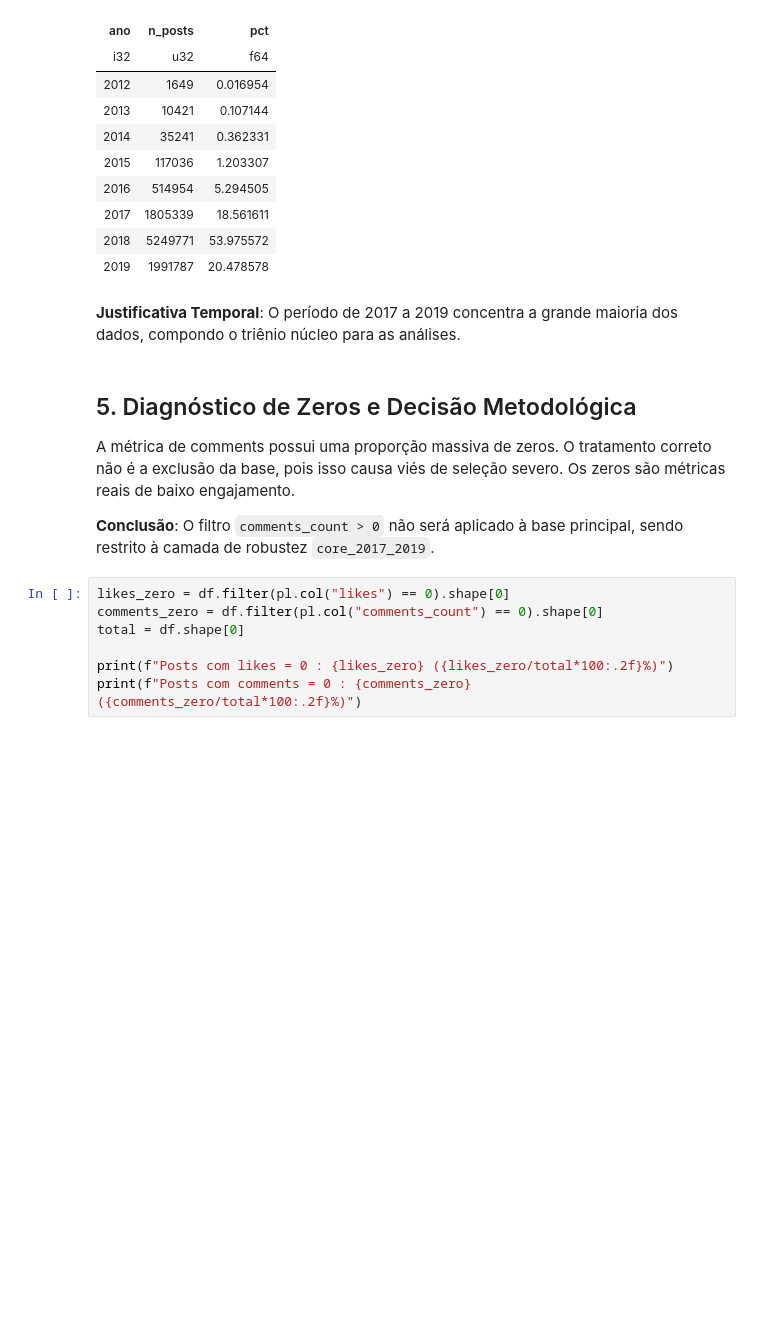
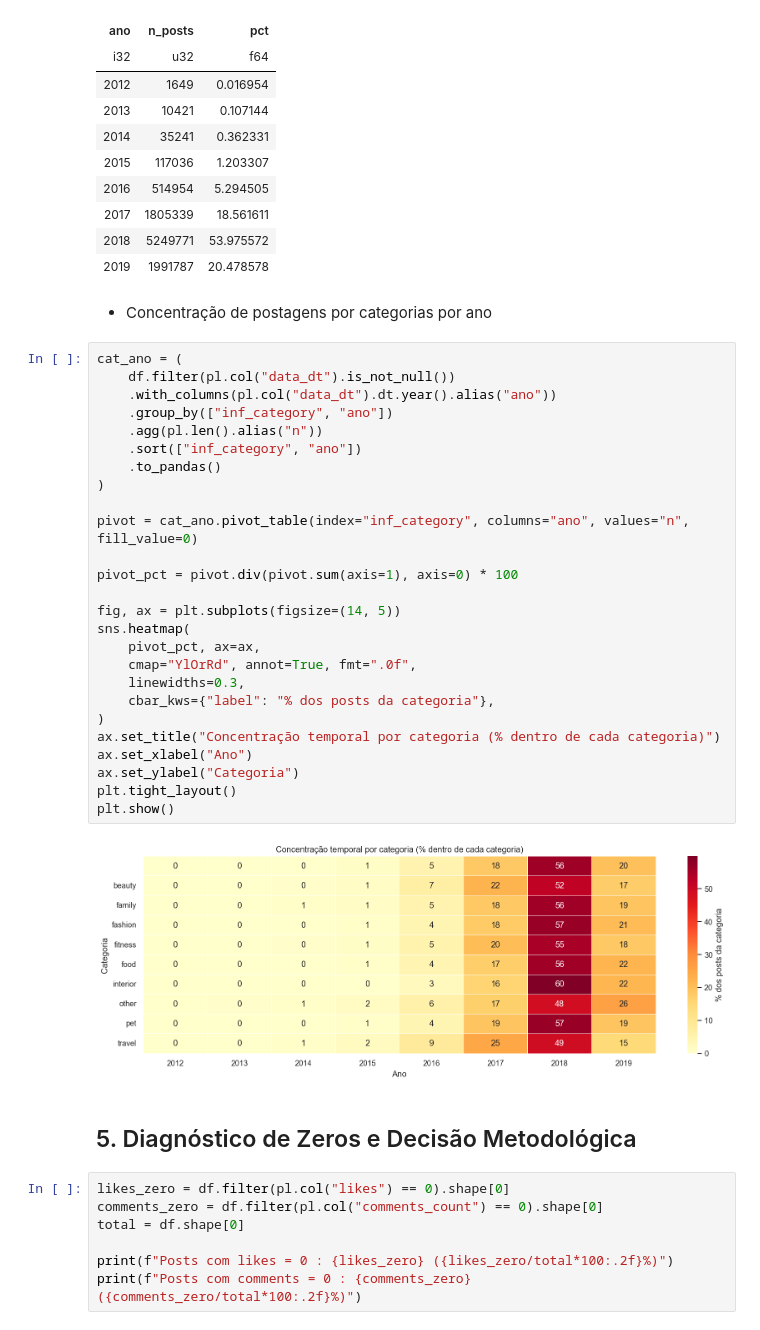
Before and after one commit to Davi-SC/influencers_kim, a Jupyter notebook: processamento_posts.ipynb, the cells around one changed output. Cells and saved outputs as stored; diff of their text form; blank space fills up the shorter version.

```diff
--- a/processamento_posts.ipynb
+++ b/processamento_posts.ipynb
@@ -120,13 +152,38 @@ shape: (8, 3)
 | 2017 | 1805339 | 18.561611 |
 | 2018 | 5249771 | 53.975572 |
 | 2019 | 1991787 | 20.478578 |
-# %% [markdown]
-**Justificativa Temporal**: O período de 2017 a 2019 concentra a grande maioria dos dados, compondo o triênio núcleo para as análises.
+# %% [markdown]
+- Concentração de postagens por categorias por ano
+# %%
+cat_ano = (
+    df.filter(pl.col("data_dt").is_not_null())
+    .with_columns(pl.col("data_dt").dt.year().alias("ano"))
+    .group_by(["inf_category", "ano"])
+    .agg(pl.len().alias("n"))
+    .sort(["inf_category", "ano"])
+    .to_pandas()
+)
+
+pivot = cat_ano.pivot_table(index="inf_category", columns="ano", values="n", fill_value=0)
+
+pivot_pct = pivot.div(pivot.sum(axis=1), axis=0) * 100
+
+fig, ax = plt.subplots(figsize=(14, 5))
+sns.heatmap(
+    pivot_pct, ax=ax,
+    cmap="YlOrRd", annot=True, fmt=".0f",
+    linewidths=0.3,
+    cbar_kws={"label": "% dos posts da categoria"},
+)
+ax.set_title("Concentração temporal por categoria (% dentro de cada categoria)")
+ax.set_xlabel("Ano")
+ax.set_ylabel("Categoria")
+plt.tight_layout()
+plt.show()
+# %% [output]
+[figure, added]
 # %% [markdown]
 ## 5. Diagnóstico de Zeros e Decisão Metodológica
-A métrica de comments possui uma proporção massiva de zeros. O tratamento correto não é a exclusão da base, pois isso causa viés de seleção severo. Os zeros são métricas reais de baixo engajamento.
-
-**Conclusão**: O filtro `comments_count > 0` não será aplicado à base principal, sendo restrito à camada de robustez `core_2017_2019`.
 # %%
 likes_zero = df.filter(pl.col("likes") == 0).shape[0]
 comments_zero = df.filter(pl.col("comments_count") == 0).shape[0]
```
Also changed, not shown: parts of 35 cells of this notebook.
